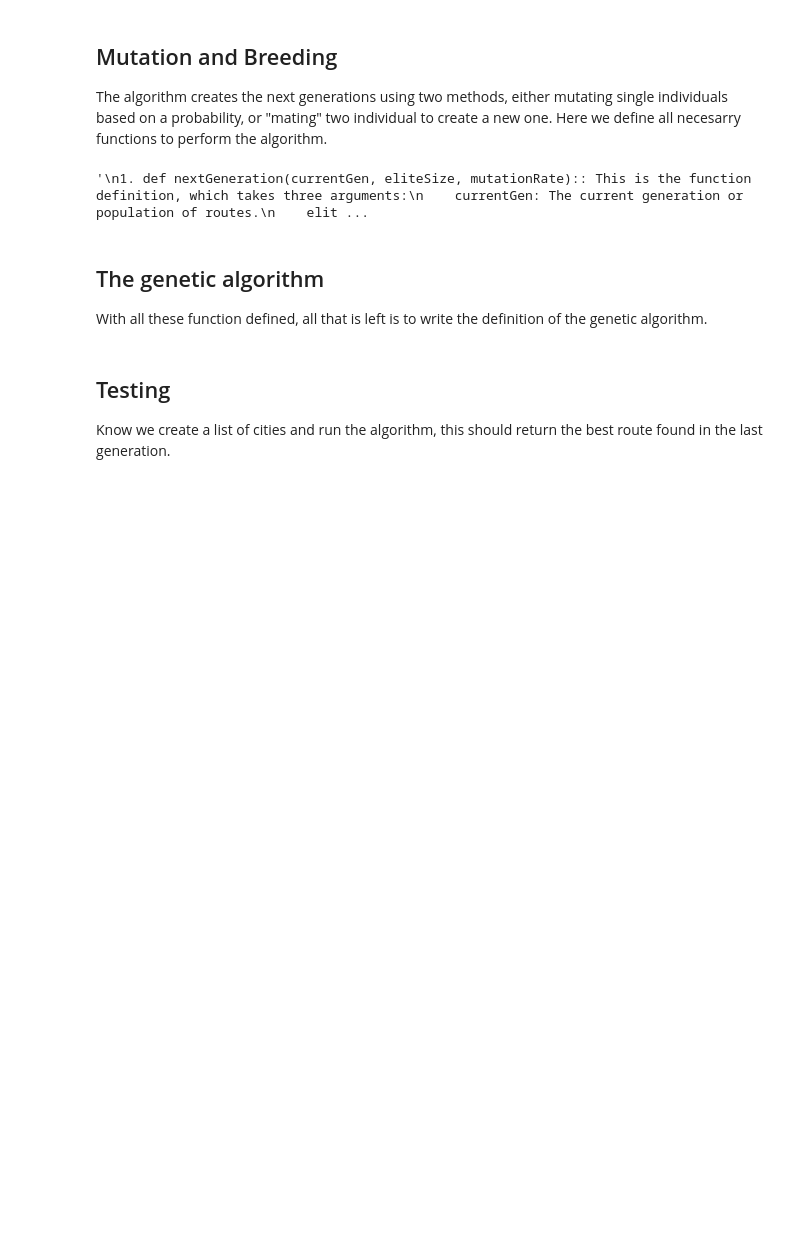
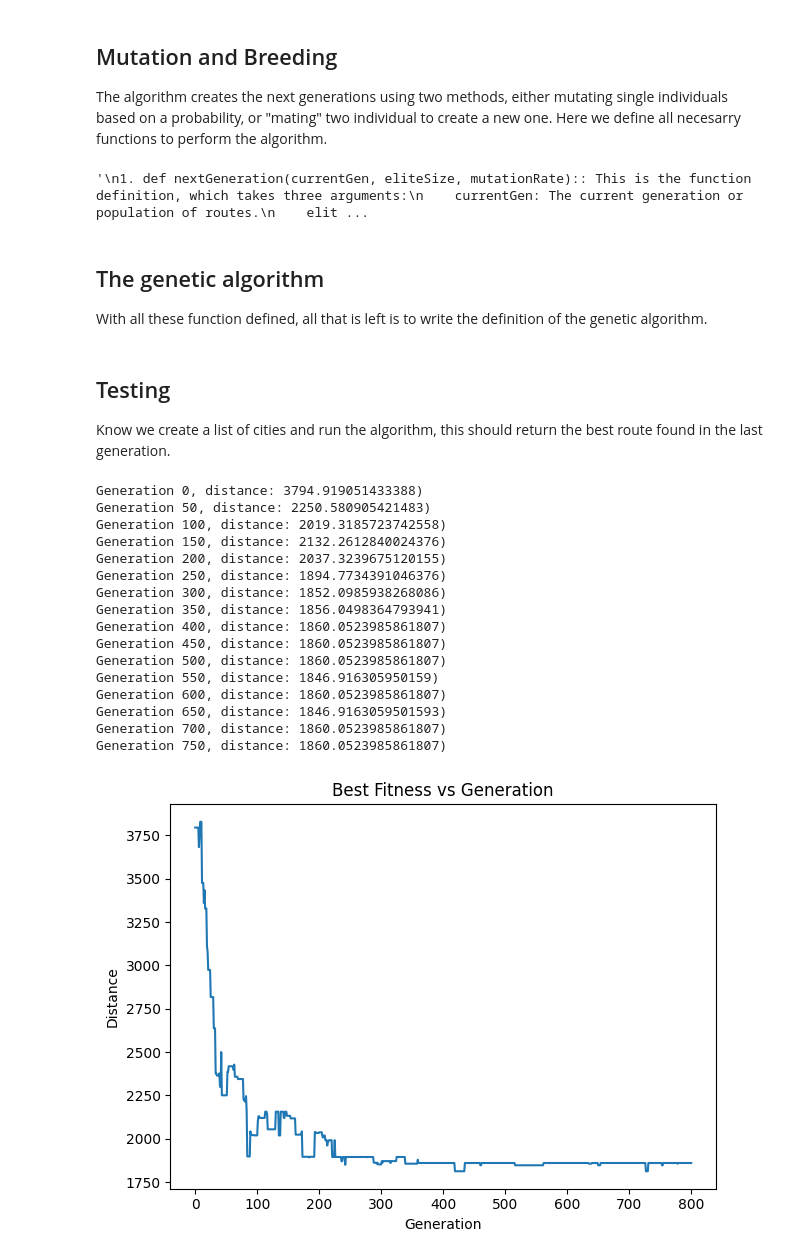
Before and after one commit to cdruf/tomas-and-christian, a Jupyter notebook: GeneticAlgorithmTSP.ipynb, the cells around one changed output. Saved outputs shown, nothing was run; the diff lists cells and outputs as text; code cells hidden in the pictures; blank space fills up the shorter version.

```diff
--- a/GeneticAlgorithmTSP.ipynb
+++ b/GeneticAlgorithmTSP.ipynb
@@ -16,6 +16,8 @@ import operator
 import numpy as np
 import pandas as pd
 import matplotlib.pyplot as plt
+# %%
+EPS = 0.0001  # Numerical value for zero
 # %% [markdown]
 # Data Representation
 Because we are going to work with the simplest form of the TSP, we need a way to represent the data:
@@ -77,21 +78,21 @@ class Fitness:
 ## Mutation and Breeding
 The algorithm creates the next generations using two methods, either mutating single individuals based on a probability, or "mating" two individual to create a new one. Here we define all necesarry functions to perform the algorithm.
 # %%
-def create_route(city_list):
+def create_route(cities):
     """Get a random permutation of the cities."""
-    return random.sample(city_list, len(city_list))
+    return random.sample(cities, len(cities))
 
 
-def initial_population(pop_size, city_list):
+def initial_population(pop_size, cities):
     """Creates a random population of the specified size."""
-    return [create_route(city_list) for _ in range(pop_size)]
+    return [create_route(cities) for _ in range(pop_size)]
 
 
 def rank_routes(population):
     """Order the population by fitness descending."""
     fitnessResults = {}
-    for i in range(0, len(population)):
-        fitnessResults[i] = Fitness(population[i]).route_fitness()
+    for i in range(len(population)):
+        fitnessResults[i] = Route(population[i]).get_fitness()
     sorted_results = sorted(fitnessResults.items(), key=operator.itemgetter(1), reverse=True)
     return sorted_results
 
@@ -261,11 +262,11 @@ def mutate_population(population, mutationRate):
 
 def next_generation(current_generation, elite_size, mutation_rate):
     """Create a new population from the current one."""
-    popRanked = rank_routes(current_generation)
-    selectionResults = selection(popRanked, elite_size)
-    matingpool = mating_pool(current_generation, selectionResults)
-    children = breed_population(matingpool, elite_size)
-    return mutate_population(children, mutation_rate)
+    ret = rank_routes(current_generation)
+    ret = selection(ret, elite_size)
+    ret = mating_pool(current_generation, ret)
+    ret = breed_population(ret, elite_size)
+    return mutate_population(ret, mutation_rate)
 
 
 '''
@@ -292,9 +293,9 @@ genetic algorithm.
 ## The genetic algorithm
 With all these function defined, all that is left is to write the definition of the genetic algorithm.
 # %%
-def genetic_algorithm(population, pop_size, elite_size, mutation_rate, generations):
+def genetic_algorithm(cities, pop_size, elite_size, mutation_rate, generations):
     # Create initial population
-    pop = initial_population(pop_size, population)
+    pop = initial_population(pop_size, cities)
 
     # Create list to track convergence and add the inverse of best known solution to it
     progress = [1 / rank_routes(pop)[0][1]]
@@ -311,11 +312,9 @@ def genetic_algorithm(population, pop_size, elite_size, mutation_rate, generatio
         # Track inverse of best know fitness value
         progress.append(1 / rank_routes(pop)[0][1])
 
-
     # Process results
     bestRouteIndex = rank_routes(pop)[0][0]
     bestRoute = pop[bestRouteIndex]
-
 
     plt.plot(progress)
     plt.ylabel('Distance')
@@ -328,3 +327,29 @@ def genetic_algorithm(population, pop_size, elite_size, mutation_rate, generatio
 # %% [markdown]
 ## Testing
 Know we create a list of cities and run the algorithm, this should return the best route found in the last generation.
+# %%
+%%time
+
+# Create random cities
+city_list = [City(name=i, x=int(random.random() * 400), y=int(random.random() * 400)) for i in range(0, 21)]
+
+# Run GA
+best_route = genetic_algorithm(cities=city_list, pop_size=40, elite_size=20, mutation_rate=0.01, generations=800)
+# %% [output]
+Generation 0, distance: 3794.919051433388)
+Generation 50, distance: 2250.580905421483)
+Generation 100, distance: 2019.3185723742558)
+Generation 150, distance: 2132.2612840024376)
+Generation 200, distance: 2037.3239675120155)
+Generation 250, distance: 1894.7734391046376)
+Generation 300, distance: 1852.0985938268086)
+Generation 350, distance: 1856.0498364793941)
+Generation 400, distance: 1860.0523985861807)
+Generation 450, distance: 1860.0523985861807)
+Generation 500, distance: 1860.0523985861807)
+Generation 550, distance: 1846.916305950159)
+Generation 600, distance: 1860.0523985861807)
+Generation 650, distance: 1846.9163059501593)
+Generation 700, distance: 1860.0523985861807)
+Generation 750, distance: 1860.0523985861807)
+[figure, added]
```
Also changed, not shown: parts of 3 cells of this notebook.
